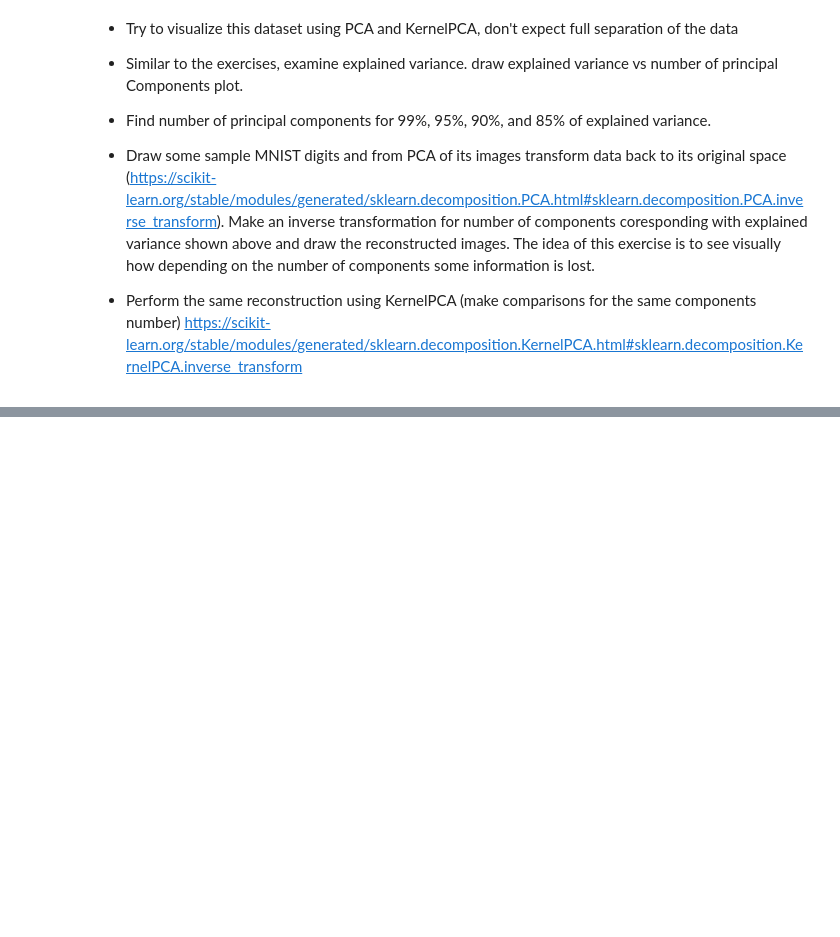
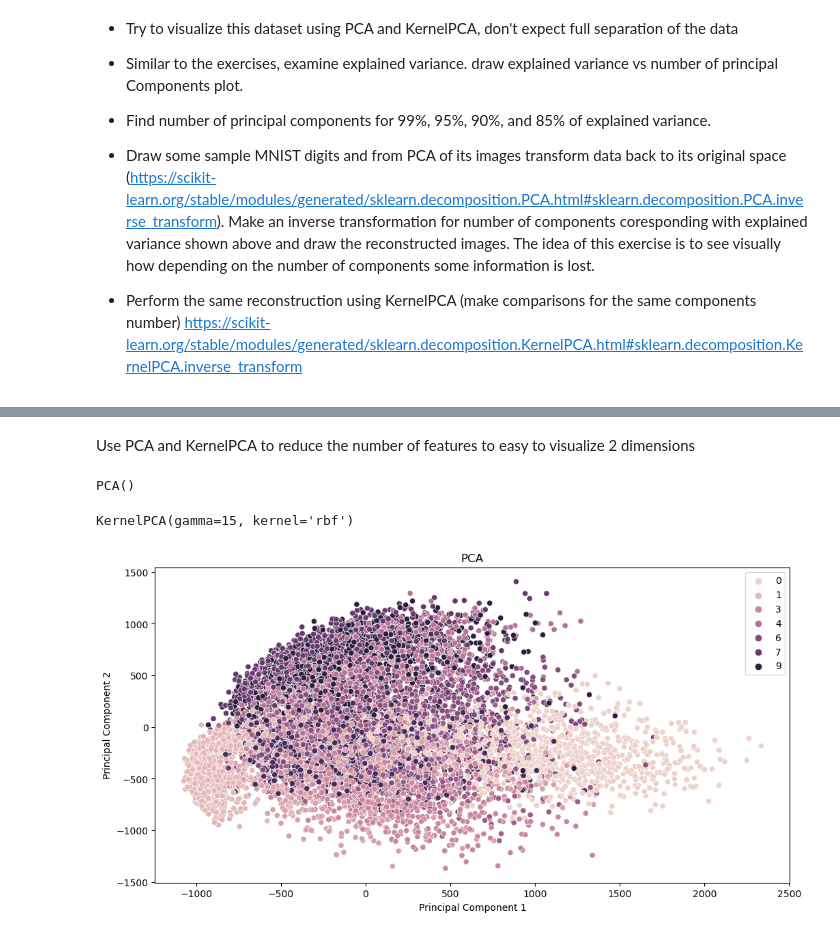
Before and after one commit to MatiPl01/large-datasets-visualization, a Jupyter notebook: lab1/pca_kernelpca_lab.ipynb, the cells around one changed output, grey strips where cells are left out. Saved outputs shown, nothing was run; the diff lists cells and outputs as text; code cells hidden in the pictures; blank space fills up the shorter version.

```diff
--- a/lab1/pca_kernelpca_lab.ipynb
+++ b/lab1/pca_kernelpca_lab.ipynb
@@ -464,0 +505,19 @@ https://scikit-learn.org/stable/modules/generated/sklearn.decomposition.KernelPC
+# %%
+LIMIT = 10000
+
+X_small = X_conv[:LIMIT]
+y_small = y[:LIMIT]
+# %% [markdown]
+Use PCA and KernelPCA to reduce the number of features to easy to visualize 2 dimensions
+# %%
+pca = PCA()
+pca.fit(X_small)
+# %% [output]
+PCA()
+# %%
+kpca = KernelPCA(kernel='rbf', gamma=15)
+kpca.fit(X_small)
+# %% [output]
+KernelPCA(gamma=15, kernel='rbf')
+# %%
+X_pca = pca.transform(X_small)
@@ -464,0 +526,9 @@ https://scikit-learn.org/stable/modules/generated/sklearn.decomposition.KernelPC
+# %%
+plt.figure(figsize=(12, 6))
+sns.scatterplot(x=X_pca[:, 0], y=X_pca[:, 1], hue=y_small)
+plt.xlabel('Principal Component 1')
+plt.ylabel('Principal Component 2')
+plt.title('PCA')
+plt.show()
+# %% [output]
+[figure, added]
```
Also changed, not shown: parts of 38 cells of this notebook, 1 other file.
